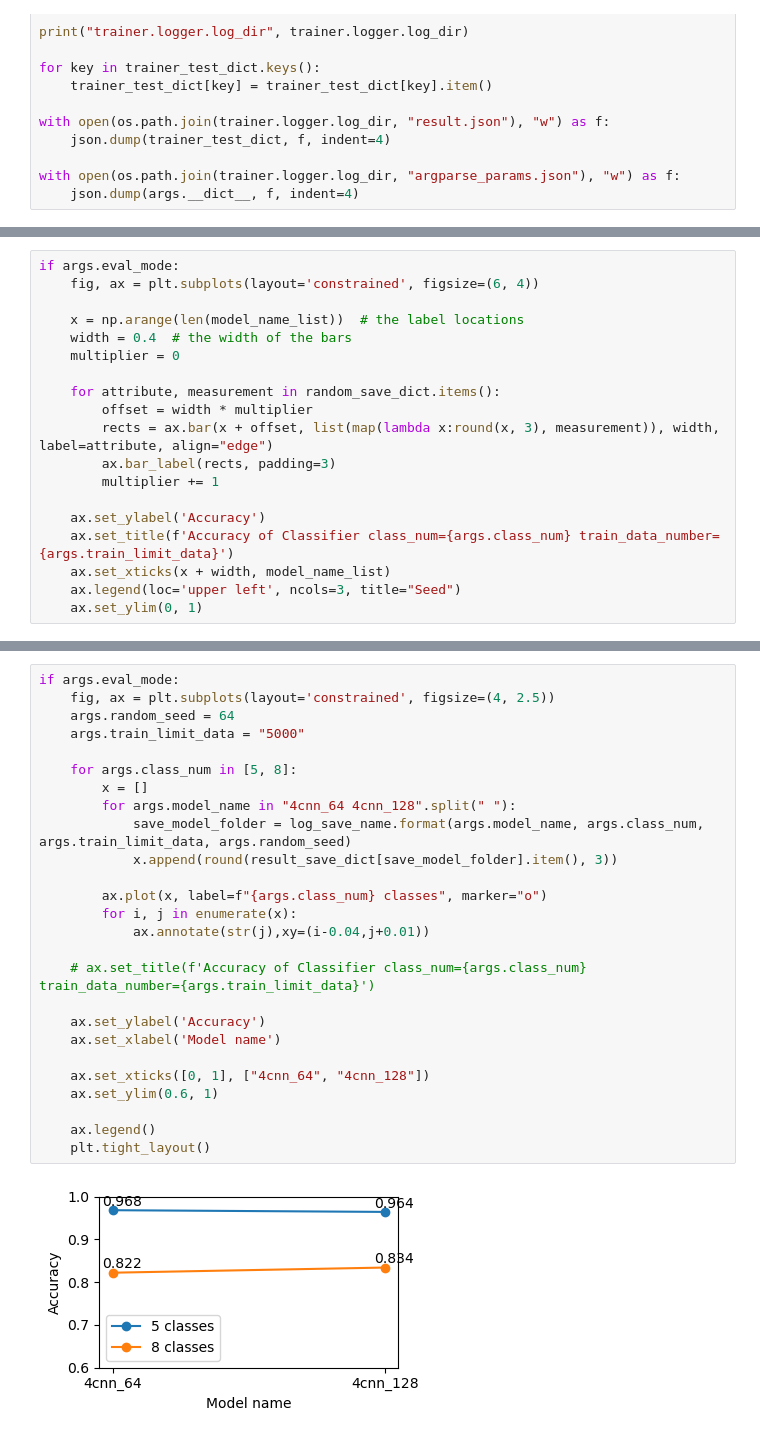
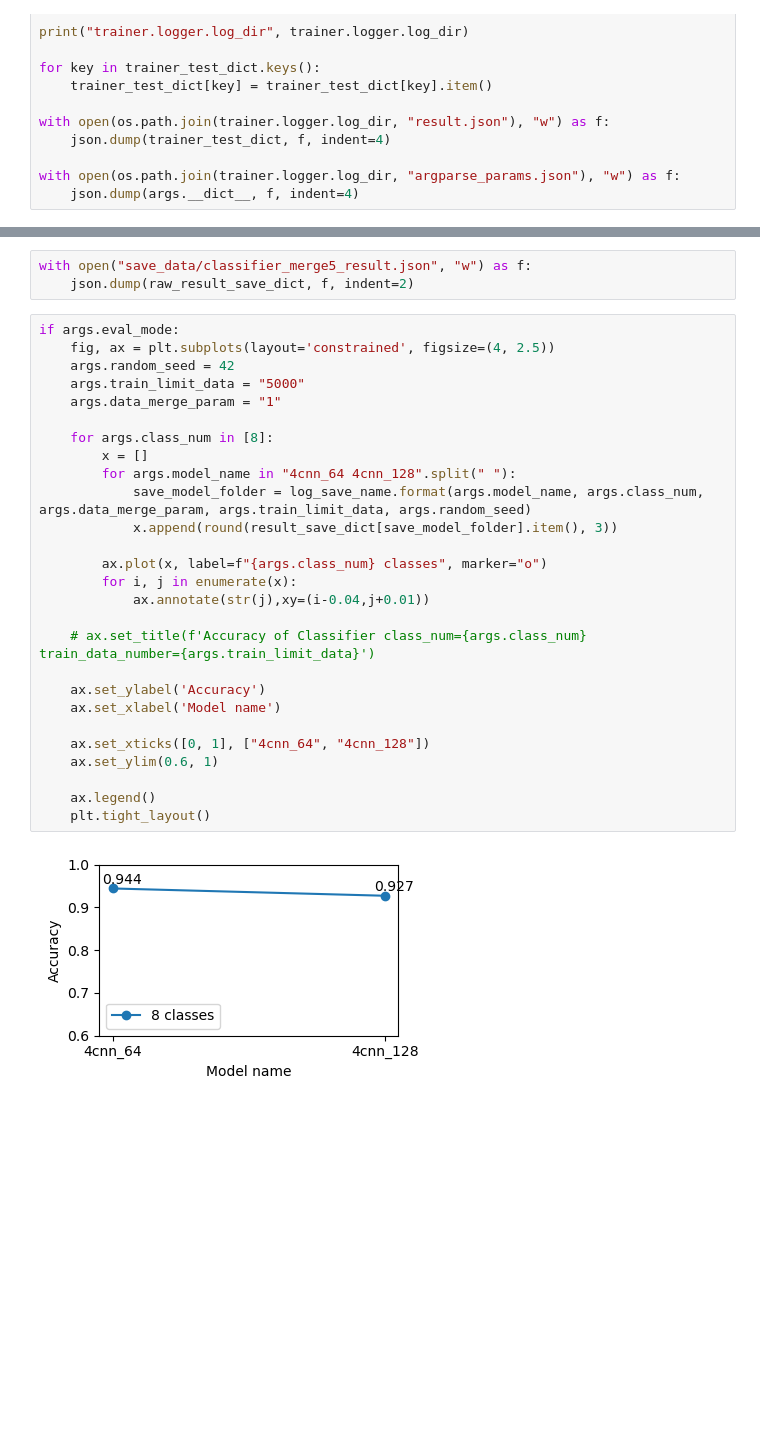
Before and after one commit to Tyern/HAR_AE, a Jupyter notebook: 10.2_classify_nclasses.ipynb, the cells around one changed output, grey strips where cells are left out. Saved outputs shown, nothing was run; the diff lists cells and outputs as text; blank space fills up the shorter version.

```diff
--- a/10.2_classify_nclasses.ipynb
+++ b/10.2_classify_nclasses.ipynb
@@ -329,19 +294,0 @@ if args.eval_mode:
-# %%
-if args.eval_mode:
-    fig, ax = plt.subplots(layout='constrained', figsize=(6, 4))
-
-    x = np.arange(len(model_name_list))  # the label locations
-    width = 0.4  # the width of the bars
-    multiplier = 0
-
-    for attribute, measurement in random_save_dict.items():
-        offset = width * multiplier
-        rects = ax.bar(x + offset, list(map(lambda x:round(x, 3), measurement)), width, label=attribute, align="edge")
-        ax.bar_label(rects, padding=3)
-        multiplier += 1
-
-    ax.set_ylabel('Accuracy')
-    ax.set_title(f'Accuracy of Classifier class_num={args.class_num} train_data_number={args.train_limit_data}')
-    ax.set_xticks(x + width, model_name_list)
-    ax.legend(loc='upper left', ncols=3, title="Seed")
-    ax.set_ylim(0, 1)
@@ -350,28 +318,32 @@ if args.eval_mode:
+# %%
+with open("save_data/classifier_merge5_result.json", "w") as f:
+    json.dump(raw_result_save_dict, f, indent=2)
 # %%
 if args.eval_mode:
     fig, ax = plt.subplots(layout='constrained', figsize=(4, 2.5))
-    args.random_seed = 64
+    args.random_seed = 42
     args.train_limit_data = "5000"
+    args.data_merge_param = "1"
 
-    for args.class_num in [5, 8]:
+    for args.class_num in [8]:
         x = []
         for args.model_name in "4cnn_64 4cnn_128".split(" "):
-            save_model_folder = log_save_name.format(args.model_name, args.class_num, args.train_limit_data, args.random_seed)
+            save_model_folder = log_save_name.format(args.model_name, args.class_num, args.data_merge_param, args.train_limit_data, args.random_seed)
             x.append(round(result_save_dict[save_model_folder].item(), 3))
 
         ax.plot(x, label=f"{args.class_num} classes", marker="o")
         for i, j in enumerate(x):
             ax.annotate(str(j),xy=(i-0.04,j+0.01))
 
     # ax.set_title(f'Accuracy of Classifier class_num={args.class_num} train_data_number={args.train_limit_data}')
 
     ax.set_ylabel('Accuracy')
     ax.set_xlabel('Model name')
 
     ax.set_xticks([0, 1], ["4cnn_64", "4cnn_128"])
     ax.set_ylim(0.6, 1)
 
     ax.legend()
     plt.tight_layout()
 # %% [output]
-[figure, old version]
+[figure, new version]
```
Also changed, not shown: parts of 6 cells of this notebook, 21 other files.
